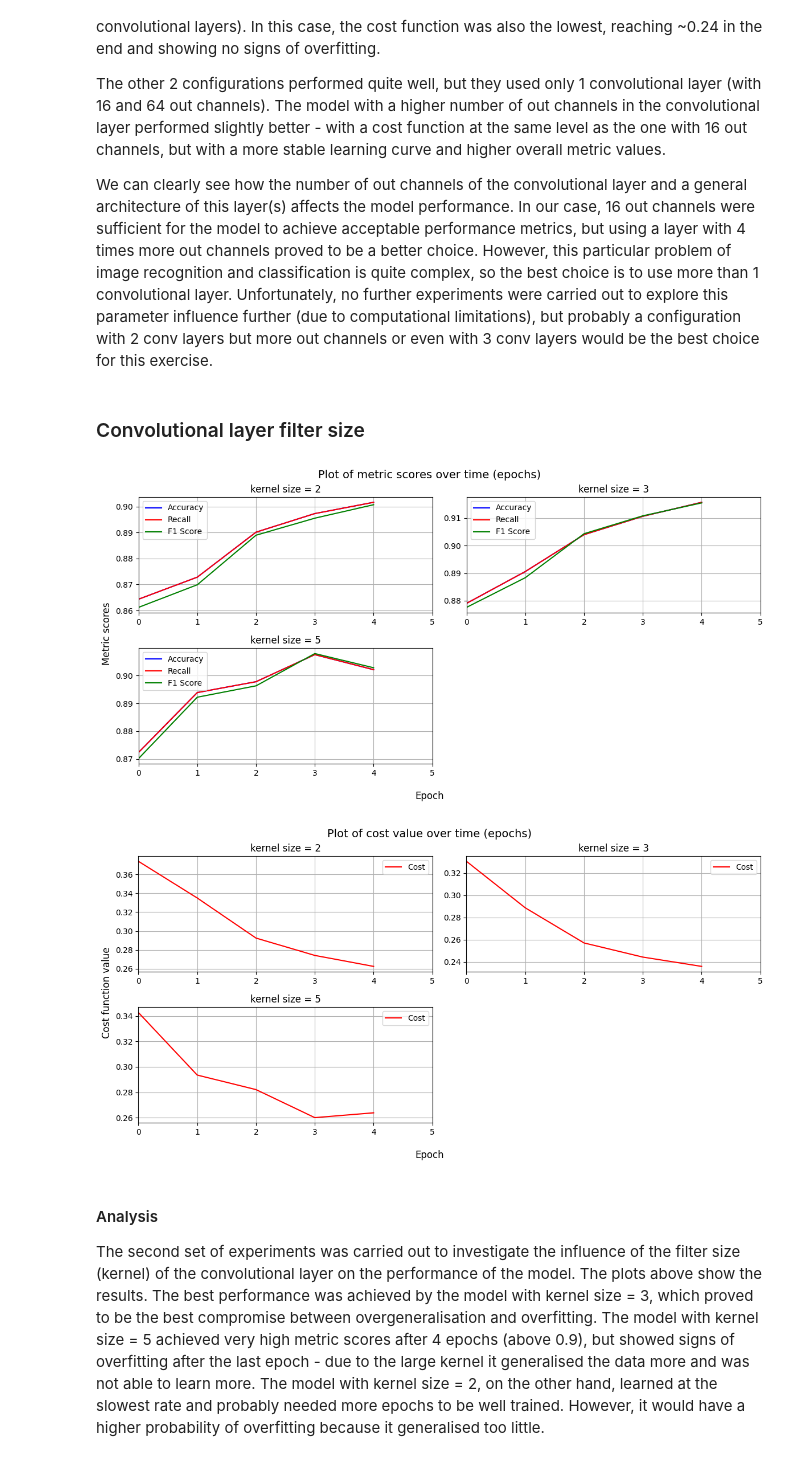
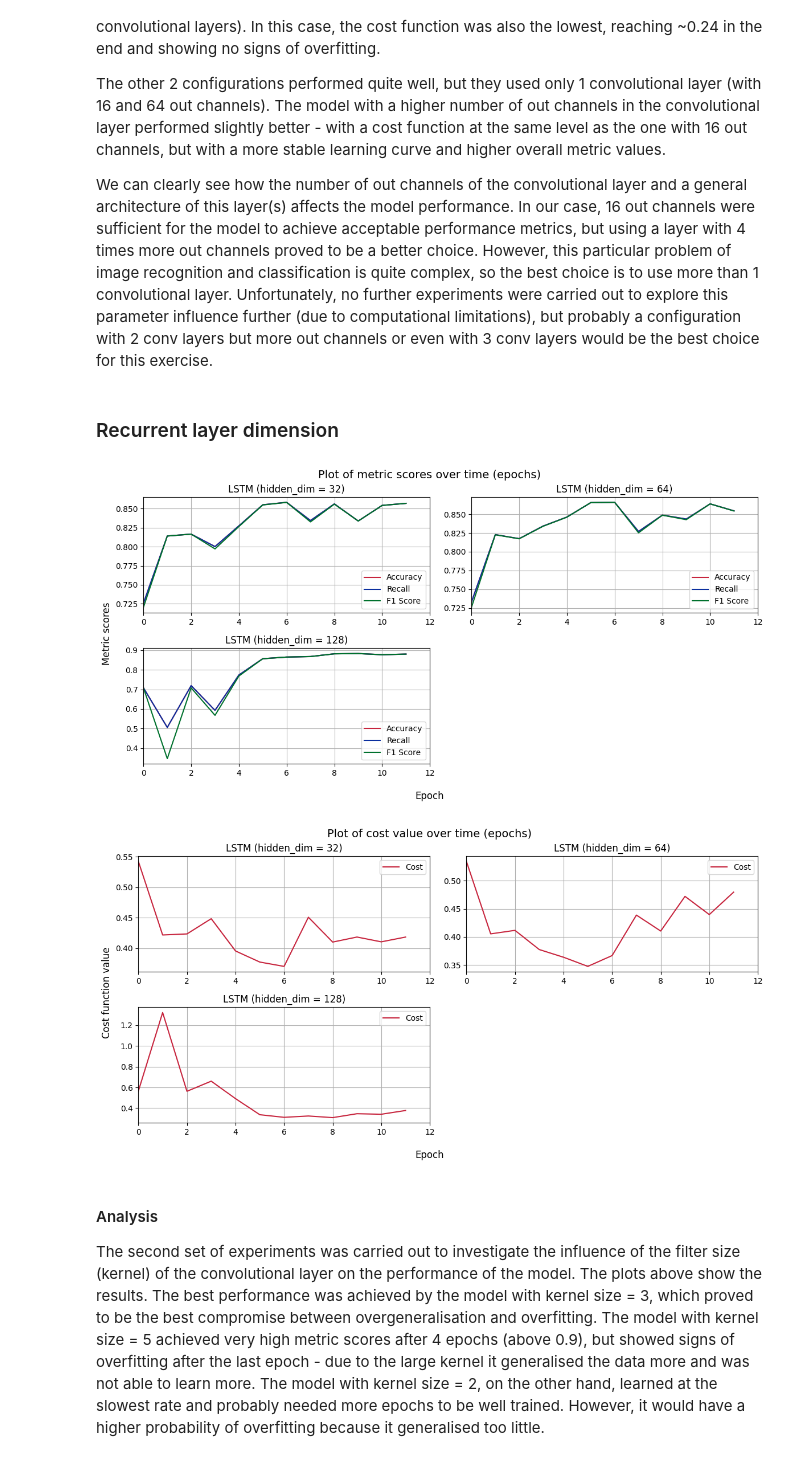
Before and after one commit to Krisenberg/neural-networks, a Jupyter notebook: src/lab_7/recurrent_nn.ipynb, the cells around one changed output. Cells and saved outputs as stored; diff of their text form; code cells hidden in the pictures.

```diff
--- a/src/lab_7/recurrent_nn.ipynb
+++ b/src/lab_7/recurrent_nn.ipynb
@@ -747,43 +710,46 @@ A first set of experiments was carried out to investigate the influence of the c
 The other 2 configurations performed quite well, but they used only 1 convolutional layer (with 16 and 64 out channels). The model with a higher number of out channels in the convolutional layer performed slightly better - with a cost function at the same level as the one with 16 out channels, but with a more stable learning curve and higher overall metric values.
 
 We can clearly see how the number of out channels of the convolutional layer and a general architecture of this layer(s) affects the model performance. In our case, 16 out channels were sufficient for the model to achieve acceptable performance metrics, but using a layer with 4 times more out channels proved to be a better choice. However, this particular problem of image recognition and classification is quite complex, so the best choice is to use more than 1 convolutional layer. Unfortunately, no further experiments were carried out to explore this parameter influence further (due to computational limitations), but probably a configuration with 2 conv layers but more out channels or even with 3 conv layers would be the best choice for this exercise.
-# %% [markdown]
-### Convolutional layer filter size
-# %%
-results_1 = filter_results(
-    conv_layer_dims=[(1, 16), (16, 32)],
-    conv_kernel_size=2,
-    pooling_window_size=2,
-    train_noise_std=0.0,
-    val_noise_std=0.0
-)
-results_2 = filter_results(
-    conv_layer_dims=[(1, 16), (16, 32)],
-    conv_kernel_size=3,
-    pooling_window_size=2,
-    train_noise_std=0.0,
-    val_noise_std=0.0
-)
-results_3 = filter_results(
-    conv_layer_dims=[(1, 16), (16, 32)],
-    conv_kernel_size=5,
-    pooling_window_size=2,
-    train_noise_std=0.0,
-    val_noise_std=0.0
-)
-
-
-results_with_titles = [
-    (results_1.results, "kernel size = 2"),
-    (results_2.results, "kernel size = 3"),
-    (results_3.results, "kernel size = 5")
-]
-
-compare_plots(results_with_titles)
-compare_plots(results_with_titles, cost=True)
-# %% [output]
-[figure, removed]
-[figure, removed]
+# %% [markdown]
+### Recurrent layer dimension
+# %%
+results_1 = filter_results(
+    vocabulary_size=10000,
+    rnn_type=RNNType.LSTM,
+    hidden_dim=32,
+    max_seq_len=None,
+    embedding_dim=64,
+    bidirectional=True
+)
+results_2 = filter_results(
+    vocabulary_size=10000,
+    rnn_type=RNNType.LSTM,
+    hidden_dim=64,
+    max_seq_len=None,
+    embedding_dim=64,
+    bidirectional=True
+)
+results_3 = filter_results(
+    vocabulary_size=10000,
+    rnn_type=RNNType.LSTM,
+    hidden_dim=128,
+    max_seq_len=None,
+    embedding_dim=64,
+    bidirectional=True
+)
+
+
+results_with_titles = [
+    (results_1.results, "LSTM (hidden_dim = 32)"),
+    (results_2.results, "LSTM (hidden_dim = 64)"),
+    (results_3.results, "LSTM (hidden_dim = 128)"),
+]
+
+compare_plots(results_with_titles)
+compare_plots(results_with_titles, cost=True)
+# %% [output]
+[figure, added]
+[figure, added]
 # %% [markdown]
 #### Analysis
 The second set of experiments was carried out to investigate the influence of the filter size (kernel) of the convolutional layer on the performance of the model. The plots above show the results. The best performance was achieved by the model with kernel size = 3, which proved to be the best compromise between overgeneralisation and overfitting. The model with kernel size = 5 achieved very high metric scores after 4 epochs (above 0.9), but showed signs of overfitting after the last epoch - due to the large kernel it generalised the data more and was not able to learn more. The model with kernel size = 2, on the other hand, learned at the slowest rate and probably needed more epochs to be well trained. However, it would have a higher probability of overfitting because it generalised too little.
```
Also changed, not shown: parts of 13 cells of this notebook, 1 other file.
